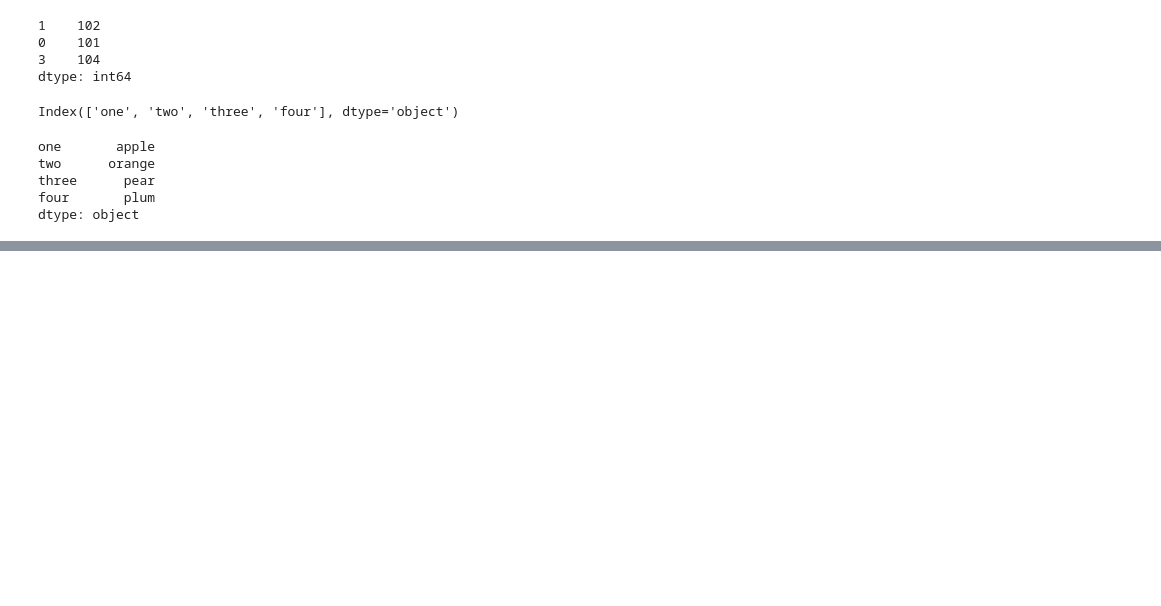
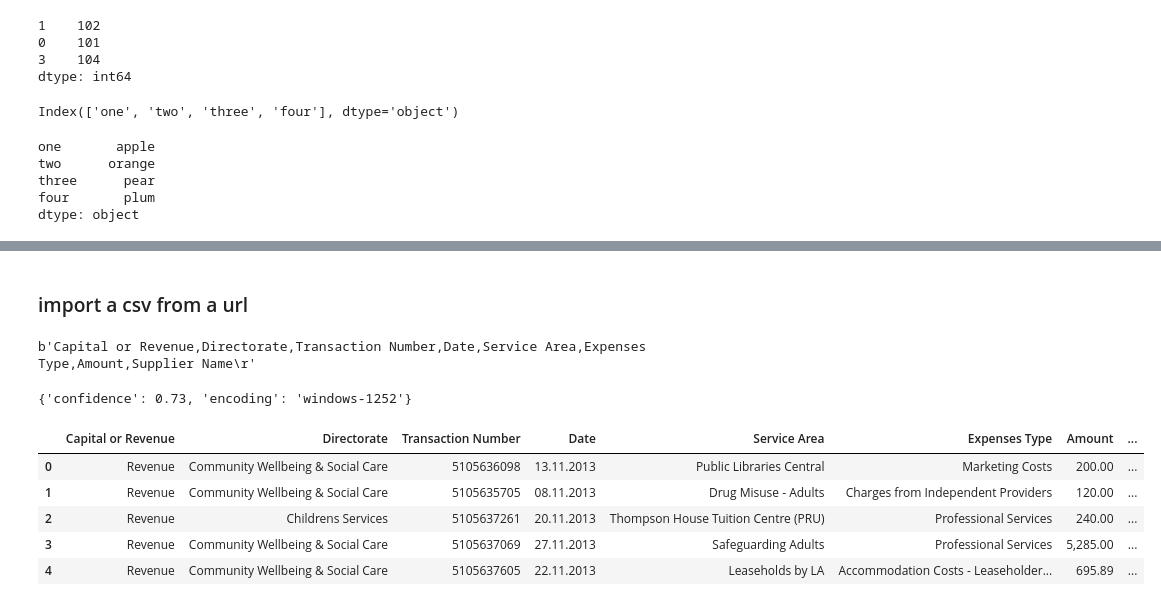
Before and after one commit to snowkuma/tm351-notebooks, a Jupyter notebook: Scratchpad.ipynb, the cells around one changed output, grey strips where cells are left out. Drawn from its saved outputs; the diff is of its cells as text; code cells hidden in the pictures; blank space fills up the shorter version.

```diff
--- a/Scratchpad.ipynb
+++ b/Scratchpad.ipynb
@@ -122,0 +241,26 @@ dtype: object
+# %% [markdown]
+### import a csv from a url
+# %%
+url = 'http://www.iwight.com/documentlibrary/download/november-2013-transparency-data-csv'
+
+import requests
+resp = requests.get(url)
+resp.content[:103]
+# %% [output]
+b'Capital or Revenue,Directorate,Transaction Number,Date,Service Area,Expenses Type,Amount,Supplier Name\r'
+# %%
+# b shows it is a byte object now use chardet to detect
+import chardet
+chardet.detect(resp.content)
+# %% [output]
+{'confidence': 0.73, 'encoding': 'windows-1252'}
+# %%
+csvfromweb = pd.read_csv(url, encoding = 'windows-1252')
+csvfromweb.head(5)
+# %% [output]
+|  | Capital or Revenue | Directorate | Transaction Number | Date | Service Area | Expenses Type | Amount | ... |
+| 0 | Revenue | Community Wellbeing & Social Care | 5105636098 | 13.11.2013 | Public Libraries Central | Marketing Costs | 200.00 | ... |
+| 1 | Revenue | Community Wellbeing & Social Care | 5105635705 | 08.11.2013 | Drug Misuse - Adults | Charges from Independent Providers | 120.00 | ... |
+| 2 | Revenue | Childrens Services | 5105637261 | 20.11.2013 | Thompson House Tuition Centre (PRU) | Professional Services | 240.00 | ... |
+| 3 | Revenue | Community Wellbeing & Social Care | 5105637069 | 27.11.2013 | Safeguarding Adults | Professional Services | 5,285.00 | ... |
+| 4 | Revenue | Community Wellbeing & Social Care | 5105637605 | 22.11.2013 | Leaseholds by LA | Accommodation Costs - Leaseholder... | 695.89 | ... |
```
Also changed, not shown: parts of 29 cells of this notebook, 19 other files.
